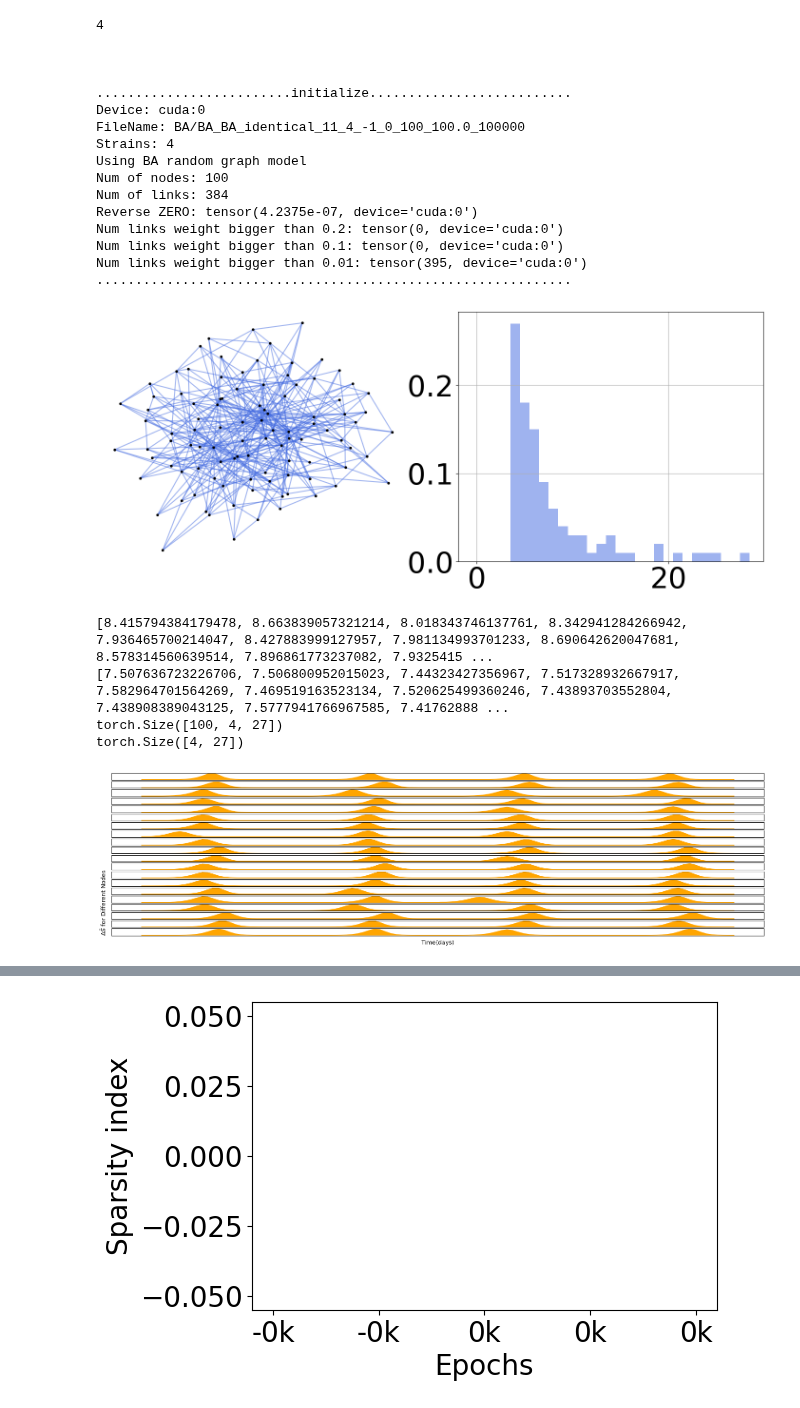
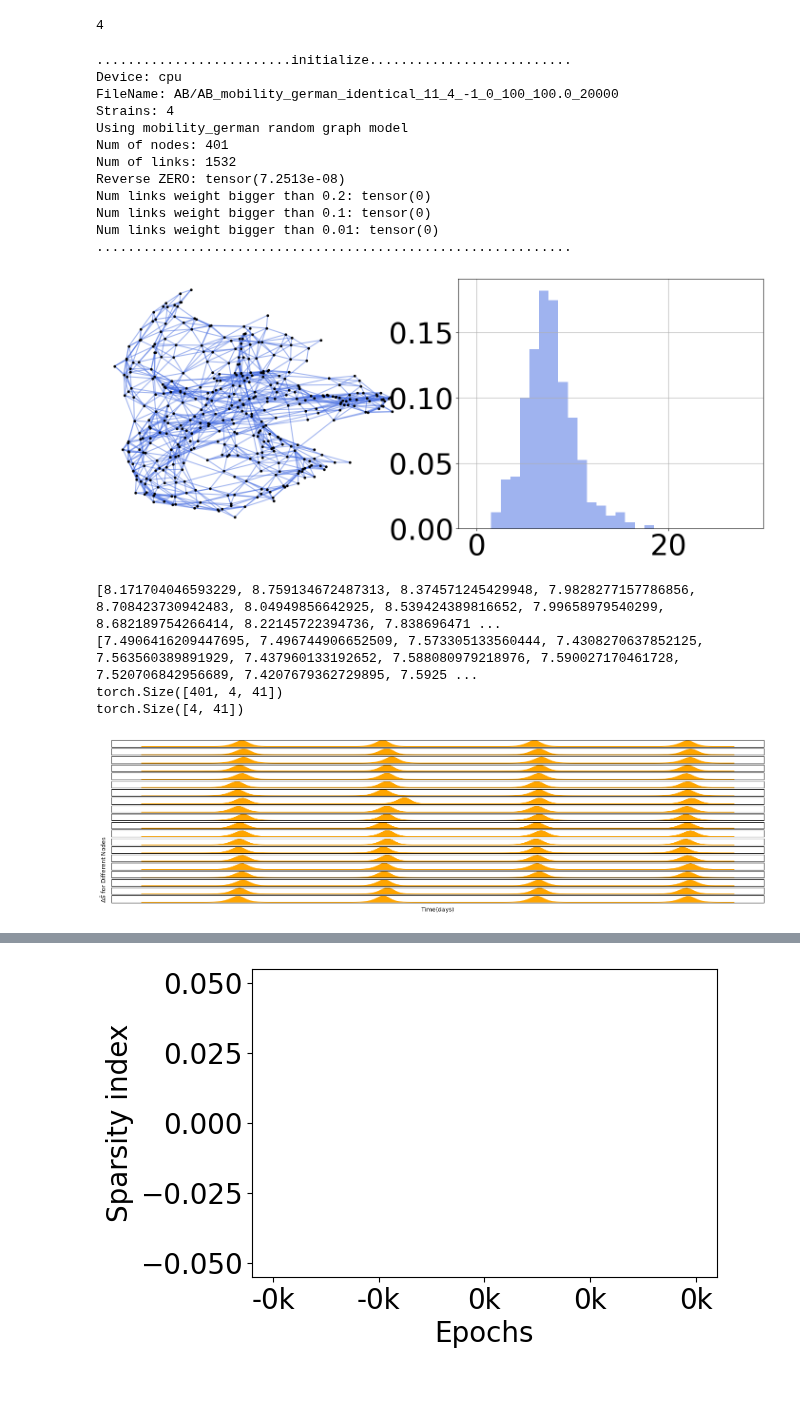
Before and after one commit to bizhili/Topology_Learning_Epis, a Jupyter notebook: test_multi_cities_no_att_new.ipynb, the cells around one changed output, grey strips where cells are left out. Cells and saved outputs as stored; diff of their text form; code cells hidden in the pictures.

```diff
--- a/test_multi_cities_no_att_new.ipynb
+++ b/test_multi_cities_no_att_new.ipynb
@@ -28,14 +28,14 @@ parser = argparse.ArgumentParser(description='Topology fitting parameters')
 pramameters.add_arguments(parser)
 paras= pramameters.read_arguments(parser)
 #preset
-paras.modelLoad= "BA"
+paras.modelLoad= "AB"
 
 #realGraphs= ["contious_Africa", "contious_china", "contious_EU", "contious_usa", "mobility_german", "mobility_us"]
 realGraphs2= ["global_air", "us_air"]
 realGraphs3= ["us_air100", "us_air200", "us_air300", "us_air400", "spain_bus", "spain_car", "spain_plane", "spain_train"]
-paras.randomGraph= "BA"
+paras.randomGraph= "mobility_german"
 paras.weightModel= "identical"
-paras.epoches= 100000
+paras.epoches= 20000
 paras.intense= -1
 paras.seed= 11
 paras.plot= "spring"
@@ -102,49 +102,46 @@ if paras.weightModel=="degree":
     Aw= weight.degree_model(A, P= P, device=device)
 elif  paras.weightModel=="gravity":
     Aw= weight.gravity_model(G, pos, P, device= device)
 elif  paras.weightModel=="identical":
     Aw= weight.identical_model(A, paras.identicalf, device= device)
 elif  paras.weightModel=="none":
     Aw= A.to(device= device)
 
 utils.log_print(printFlag,"\n\n\n.........................initialize..........................")
 utils.log_print(printFlag,"Device:", device)
 utils.log_print(printFlag,"FileName:", fileName)
 utils.log_print(printFlag,"Strains:", paras.strains)
 utils.log_print(printFlag,"Using", paras.randomGraph,"random graph model")
 utils.log_print(printFlag,"Num of nodes:", G.number_of_nodes())
 utils.log_print(printFlag,"Num of links:", G.number_of_edges())
 Zmat= A_mat.create_A_mat(Aw, P)
 Zmat2= A_mat.reverse_A_mat(Zmat-torch.eye(Aw.shape[0], dtype= torch.float32, device= Aw.device), P)
 utils.log_print(printFlag,"Reverse ZERO:", torch.sum(torch.abs(Zmat2-Aw)))
 utils.log_print(printFlag,"Num links weight bigger than 0.2:", torch.sum(Zmat>0.2)-paras.n)
 utils.log_print(printFlag,"Num links weight bigger than 0.1:", torch.sum(Zmat>0.1)-paras.n)
 utils.log_print(printFlag,"Num links weight bigger than 0.01:", torch.sum(Zmat>0.01)-paras.n)
 utils.log_print(printFlag,".............................................................")
 #plot this network
 if plotFlag==1:
     if paras.plot== "2d_RGG":
         plotGraph.plot_2d_RGG(G, pos)
     elif paras.plot== "spring":
         plotGraph.plot_spring_and_degree(G)
 # %% [output]
 4
-
-
-
-.........................initialize..........................
-Device: cuda:0
-FileName: BA/BA_BA_identical_11_4_-1_0_100_100.0_100000
-Strains: 4
-Using BA random graph model
-Num of nodes: 100
-Num of links: 384
-Reverse ZERO: tensor(4.2375e-07, device='cuda:0')
-Num links weight bigger than 0.2: tensor(0, device='cuda:0')
-Num links weight bigger than 0.1: tensor(0, device='cuda:0')
-Num links weight bigger than 0.01: tensor(395, device='cuda:0')
-.............................................................
+.........................initialize..........................
+Device: cpu
+FileName: AB/AB_mobility_german_identical_11_4_-1_0_100_100.0_20000
+Strains: 4
+Using mobility_german random graph model
+Num of nodes: 401
+Num of links: 1532
+Reverse ZERO: tensor(7.2513e-08)
+Num links weight bigger than 0.2: tensor(0)
+Num links weight bigger than 0.1: tensor(0)
+Num links weight bigger than 0.01: tensor(0)
+.............................................................
-[figure, old version]
+[figure, new version]
 # %%
 R0s_taus= [[random.uniform(paras.R0Mean-paras.R0Std, paras.R0Mean+paras.R0Std),
             random.uniform(paras.tauMean-paras.tauStd, paras.tauMean+paras.tauStd)] for _ in range(40)]
@@ -176,11 +173,11 @@ if plotFlag==1:
     #plt.title(f"Example of {numPlot} nodes epidemic newly infected.")
 print(divide[i, :].shape)
 # %% [output]
-[8.415794384179478, 8.663839057321214, 8.018343746137761, 8.342941284266942, 7.936465700214047, 8.427883999127957, 7.981134993701233, 8.690642620047681, 8.578314560639514, 7.896861773237082, 7.9325415 ...
-[7.507636723226706, 7.506800952015023, 7.44323427356967, 7.517328932667917, 7.582964701564269, 7.469519163523134, 7.520625499360246, 7.43893703552804, 7.438908389043125, 7.5777941766967585, 7.41762888 ...
-torch.Size([100, 4, 27])
-torch.Size([4, 27])
+[8.171704046593229, 8.759134672487313, 8.374571245429948, 7.9828277157786856, 8.708423730942483, 8.04949856642925, 8.539424389816652, 7.99658979540299, 8.682189754266414, 8.22145722394736, 7.838696471 ...
+[7.4906416209447695, 7.496744906652509, 7.573305133560444, 7.4308270637852125, 7.563560389891929, 7.437960133192652, 7.588080979218976, 7.590027170461728, 7.520706842956689, 7.4207679362729895, 7.5925 ...
+torch.Size([401, 4, 41])
+torch.Size([4, 41])
-[figure, old version]
+[figure, new version]
 # %%
 def rank_nodes_by_distance(G, source_node):
     # Get distances from the source_node to all other nodes
```
Also changed, not shown: parts of 2 cells of this notebook, 4 other files.
